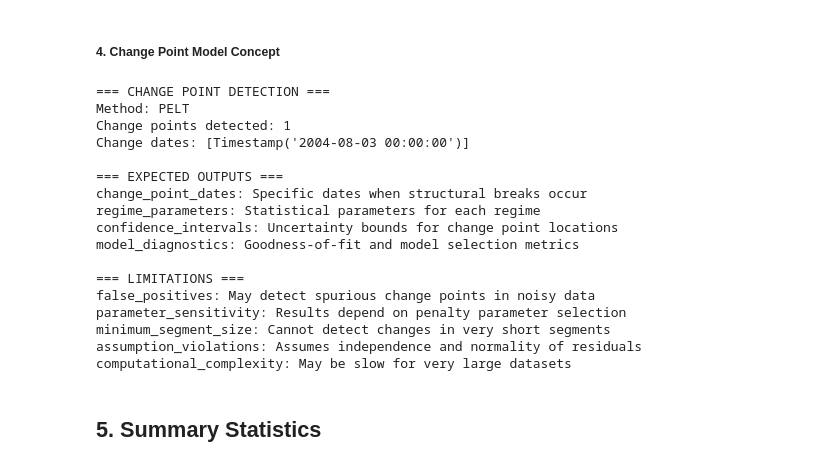
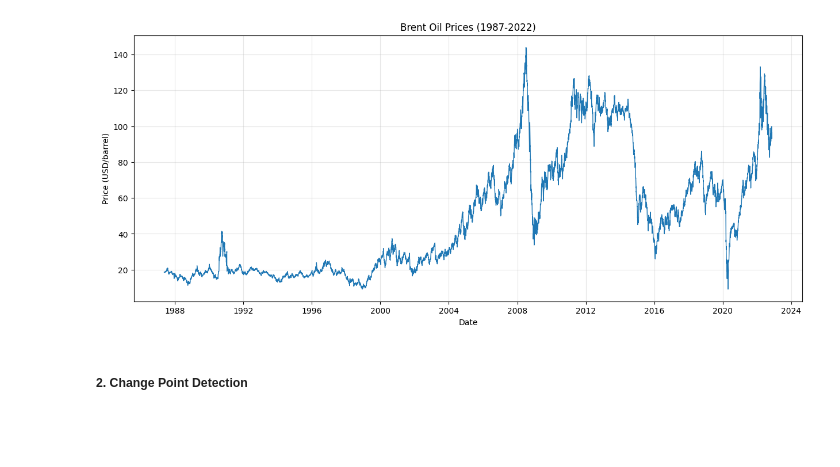
Before and after one commit to GetachewGanfur/Change-Point-Analysis-and-Satistical-Modelling-of-Time-Series-Data-Week10, a Jupyter notebook: notebooks/01_data_analysis_workflow.ipynb, the cells around one changed output. Cells and saved outputs as stored; diff of their text form; code cells hidden in the pictures; blank space fills up the shorter version.

```diff
--- a/notebooks/01_data_analysis_workflow.ipynb
+++ b/notebooks/01_data_analysis_workflow.ipynb
@@ -107,0 +16,10 @@ Modeling Implications:
+# %%
+# Load Brent oil price data
+data = pd.read_csv('../data/BrentOilPrices.csv')
+data['Date'] = pd.to_datetime(data['Date'])
+
+print(f"Data shape: {data.shape}")
+print(f"Date range: {data['Date'].min()} to {data['Date'].max()}")
+print(f"Price range: ${data['Price'].min():.2f} to ${data['Price'].max():.2f}")
+
+data.head()
@@ -108,41 +36,13 @@ Modeling Implications:
+# %%
+# Plot price series
+plt.figure(figsize=(15, 6))
+plt.plot(data['Date'], data['Price'], linewidth=1)
+plt.title('Brent Oil Prices (1987-2022)')
+plt.xlabel('Date')
+plt.ylabel('Price (USD/barrel)')
+plt.grid(True, alpha=0.3)
+plt.show()
+# %% [output]
+[figure, added]
 # %% [markdown]
-##### 4. Change Point Model Concept
+##### 2. Change Point Detection
-# %%
-# Detect change points using PELT method
-cp_model = ChangePointModel(oil_data, method='pelt')
-change_points = cp_model.detect_change_points(penalty=15.0)
-
-print("=== CHANGE POINT DETECTION ===")
-print(f"Method: {change_points.get('method', 'N/A')}")
-print(f"Change points detected: {len(change_points.get('change_points', []))}")
-print(f"Change dates: {change_points.get('change_dates', [])}")
-
-# Get expected outputs and limitations
-expected_outputs = cp_model.get_expected_outputs()
-print("\n=== EXPECTED OUTPUTS ===")
-for key, value in expected_outputs['expected_outputs'].items():
-    print(f"{key}: {value}")
-
-print("\n=== LIMITATIONS ===")
-for key, value in expected_outputs['limitations'].items():
-    print(f"{key}: {value}")
-# %% [output]
-=== CHANGE POINT DETECTION ===
-Method: PELT
-Change points detected: 1
-Change dates: [Timestamp('2004-08-03 00:00:00')]
-
-=== EXPECTED OUTPUTS ===
-change_point_dates: Specific dates when structural breaks occur
-regime_parameters: Statistical parameters for each regime
-confidence_intervals: Uncertainty bounds for change point locations
-model_diagnostics: Goodness-of-fit and model selection metrics
-
-=== LIMITATIONS ===
-false_positives: May detect spurious change points in noisy data
-parameter_sensitivity: Results depend on penalty parameter selection
-minimum_segment_size: Cannot detect changes in very short segments
-assumption_violations: Assumes independence and normality of residuals
-computational_complexity: May be slow for very large datasets
-# %% [markdown]
-## 5. Summary Statistics
```
Also changed, not shown: parts of 20 cells of this notebook.
